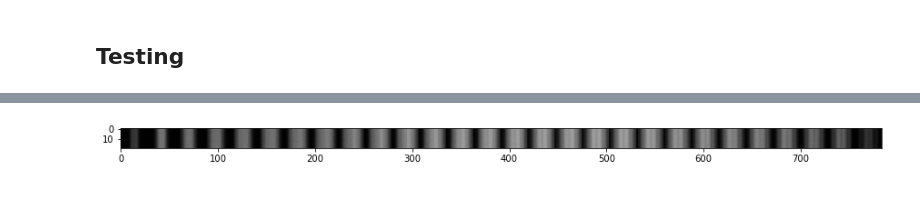
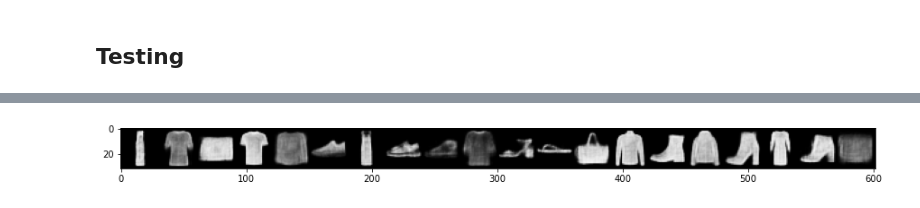
Before and after one commit to nkotelevskii/vi_mcmc_workaround, a Jupyter notebook: notebooks/VAE.ipynb, the cells around one changed output, grey strips where cells are left out. Saved outputs shown, nothing was run; the diff lists cells and outputs as text; code cells hidden in the pictures.

```diff
--- a/notebooks/VAE.ipynb
+++ b/notebooks/VAE.ipynb
@@ -137,23 +127,25 @@ net = VAE()
 # %%
-optimizer = torch.optim.Adagrad(params = net.parameters())
-#optimizer = torch.optim.Adam(params = net.parameters())
+net = VAE(20)
+optimizer = torch.optim.Adam(params = net.parameters())
 lr_scheduler = torch.optim.lr_scheduler.StepLR(optimizer=optimizer, step_size=100, gamma=0.75)
+epochs = 13
 # %%
 train_loss=[]
 test_loss = []
 net.train(True)
-for i, batch in enumerate(tqdm_notebook(trainloader)):
-    optimizer.zero_grad()
+for num_epoch in range(epochs):
+    for i, batch in enumerate(tqdm_notebook(trainloader)):
+        optimizer.zero_grad()
 
-    x, _ = batch
-    mu, log_var, x_out = net.forward(x.view(x.size(0), -1))
+        x, _ = batch
+        mu, log_var, x_out = net(x)
 
-    loss = loss_fn(mu, log_var, x_out.view((batch_size,28,28)), x)
+        loss = loss_fn(mu, log_var, x_out, x)
 
-    loss.backward()
-    optimizer.step()
-
-    train_loss.append(loss.detach().item())
+        loss.backward()
+        optimizer.step()
+        if i%1000 == 0:
+            train_loss.append(loss.detach().item()/len(batch))
 
     #net.train(False)
     #with torch.no_grad():
@@ -174,10 +168,10 @@ net.train(False)
 for i, batch in enumerate(tqdm_notebook(testloader)):
     with torch.no_grad():
         x, _ = batch
-        mu, log_var, x_out = net.forward(x)
-        loss = loss_fn(mu, log_var, x_out.reshape((batch_size,28,28)), x)
-
-        test_loss.append(loss.detach().item())
+        mu, log_var, x_out = net.forward(x.view(x.size(0), -1))
+        loss = loss_fn(mu, log_var, x_out, x)
+        if i%100 == 0:
+            test_loss.append(loss.detach().item()/len(batch))
 # %%
 plt.figure(figsize=(10,6))
 #plt.plot(np.arange(len(train_loss)), train_loss, label="train loss")
@@ -207,13 +187,13 @@ dataiter = iter(testloader)
 images, labels = dataiter.next()
 # %%
 with torch.no_grad():
-    _, __, x_out = net.forward(images)
+    _, __, x_out = net.forward(images.view(images.size(0), -1))
 # %%
 plt.figure(figsize=(15,10))
-imshow(torchvision.utils.make_grid(x_out, nrow=20))
+imshow(torchvision.utils.make_grid(x_out.view(20, 1, 28, 28), nrow=20))
 plt.show()
 # %% [output]
-[figure, old version]
+[figure, new version]
 # %%
 plt.figure(figsize=(15,10))
 imshow(torchvision.utils.make_grid(images, nrow=20))
```
Also changed, not shown: parts of 14 cells of this notebook, 1 other file.
